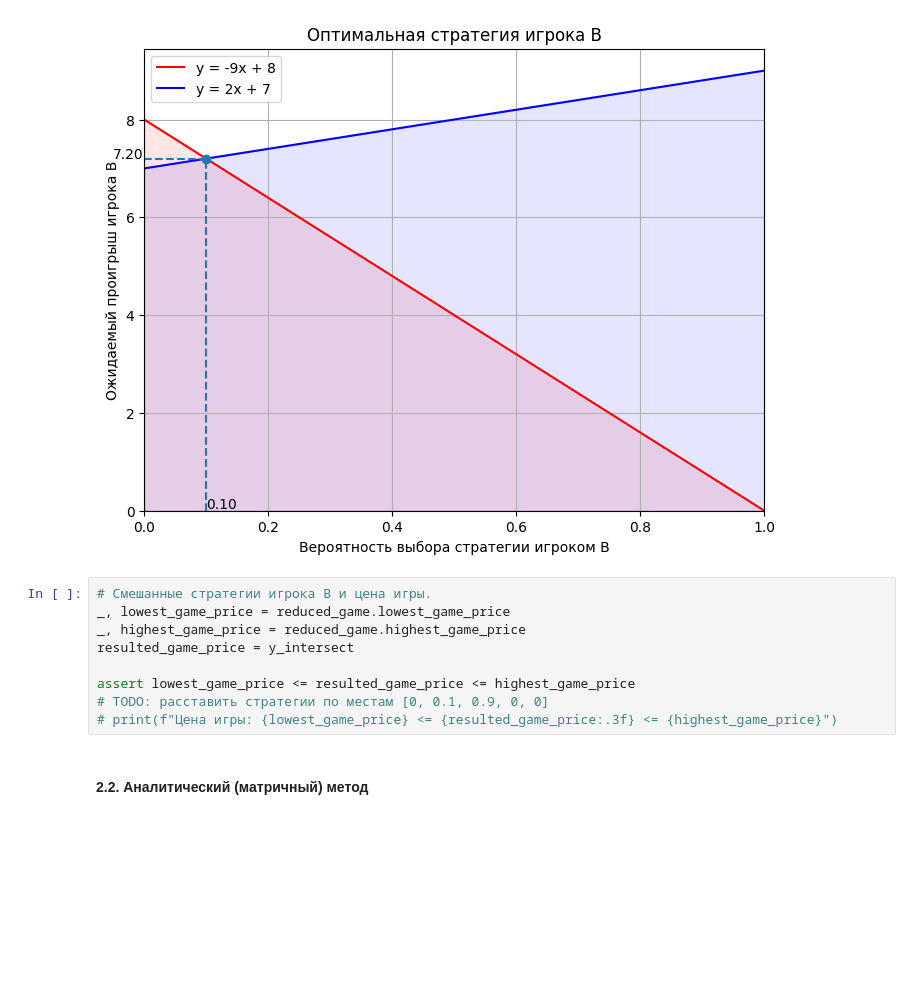
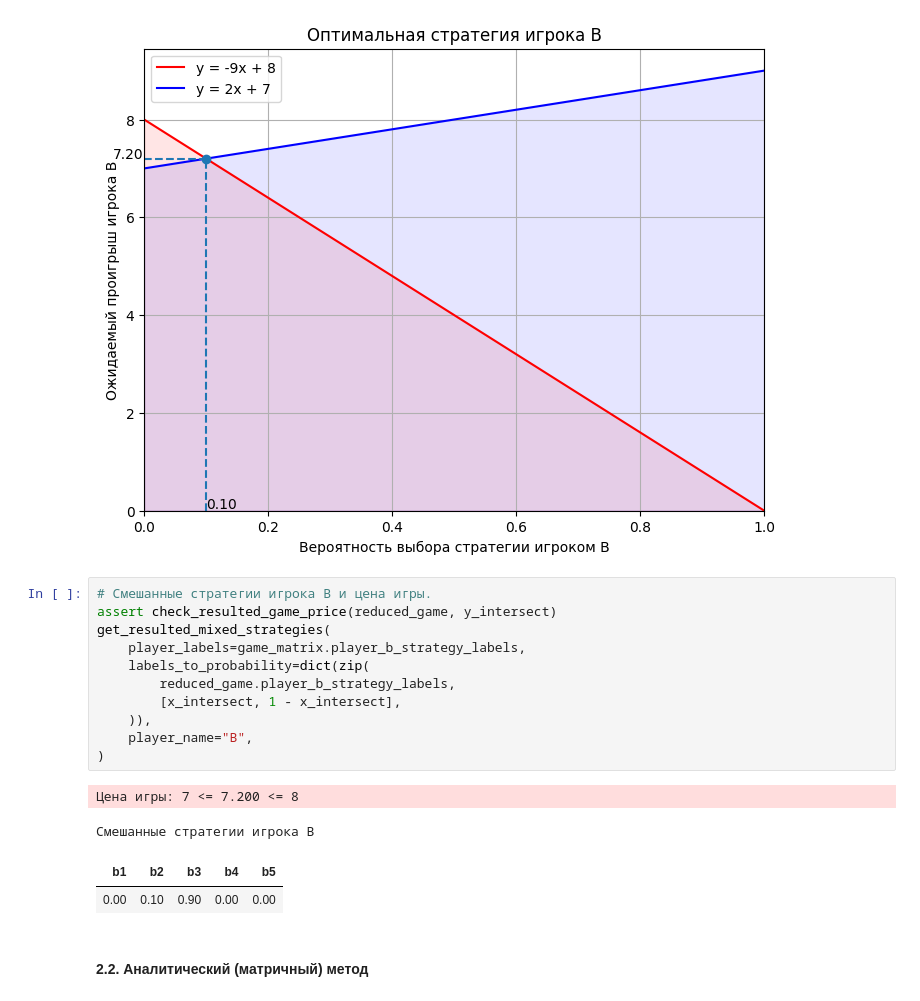
Before and after one commit to aaaaaaaalesha/10-game_theory, a Jupyter notebook: game_theory/introduction_rgz_01/rgz.ipynb, the cells around one changed output. Saved outputs shown, nothing was run; the diff lists cells and outputs as text; blank space fills up the shorter version.

```diff
--- a/game_theory/introduction_rgz_01/rgz.ipynb
+++ b/game_theory/introduction_rgz_01/rgz.ipynb
@@ -297,13 +301,20 @@ plt.grid(True)
 [figure]
 # %%
 # Смешанные стратегии игрока B и цена игры.
-_, lowest_game_price = reduced_game.lowest_game_price
-_, highest_game_price = reduced_game.highest_game_price
-resulted_game_price = y_intersect
-
-assert lowest_game_price <= resulted_game_price <= highest_game_price
-# TODO: расставить стратегии по местам [0, 0.1, 0.9, 0, 0]
-# print(f"Цена игры: {lowest_game_price} <= {resulted_game_price:.3f} <= {highest_game_price}")
+assert check_resulted_game_price(reduced_game, y_intersect)
+get_resulted_mixed_strategies(
+    player_labels=game_matrix.player_b_strategy_labels,
+    labels_to_probability=dict(zip(
+        reduced_game.player_b_strategy_labels,
+        [x_intersect, 1 - x_intersect],
+    )),
+    player_name="B",
+)
+# %% [output]
+Цена игры: 7 <= 7.200 <= 8
+Смешанные стратегии игрока B
+| b1 | b2 | b3 | b4 | b5 |
+| 0.00 | 0.10 | 0.90 | 0.00 | 0.00 |
 # %% [markdown]
 #### 2.2. Аналитический (матричный) метод
 # %%
```
Also changed, not shown: parts of 4 cells of this notebook, 4 other files.
